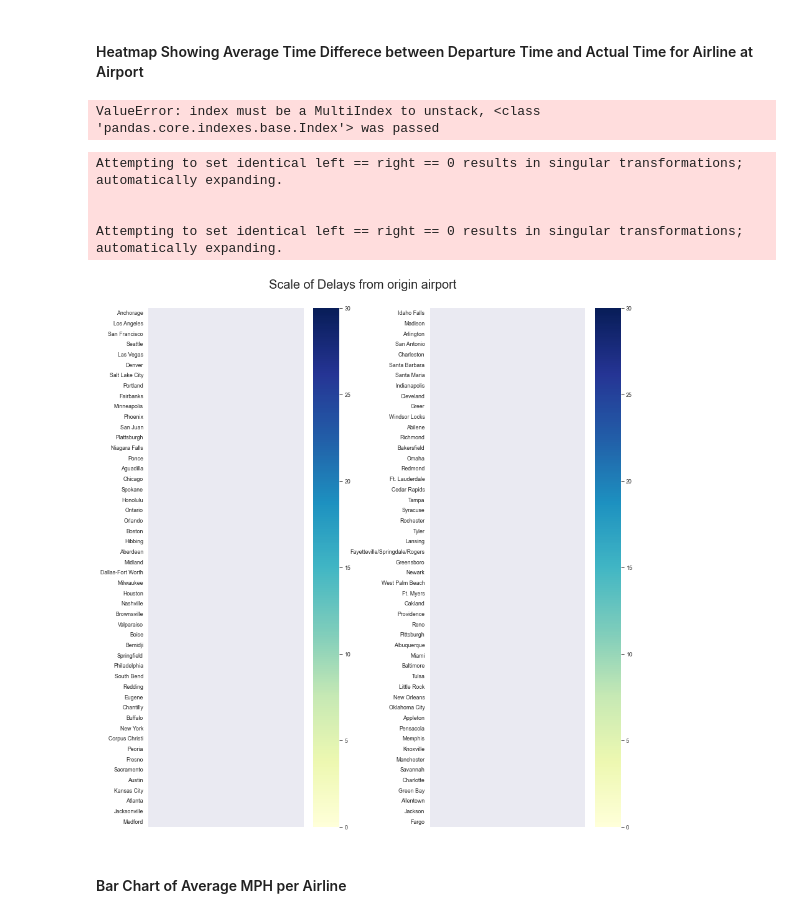
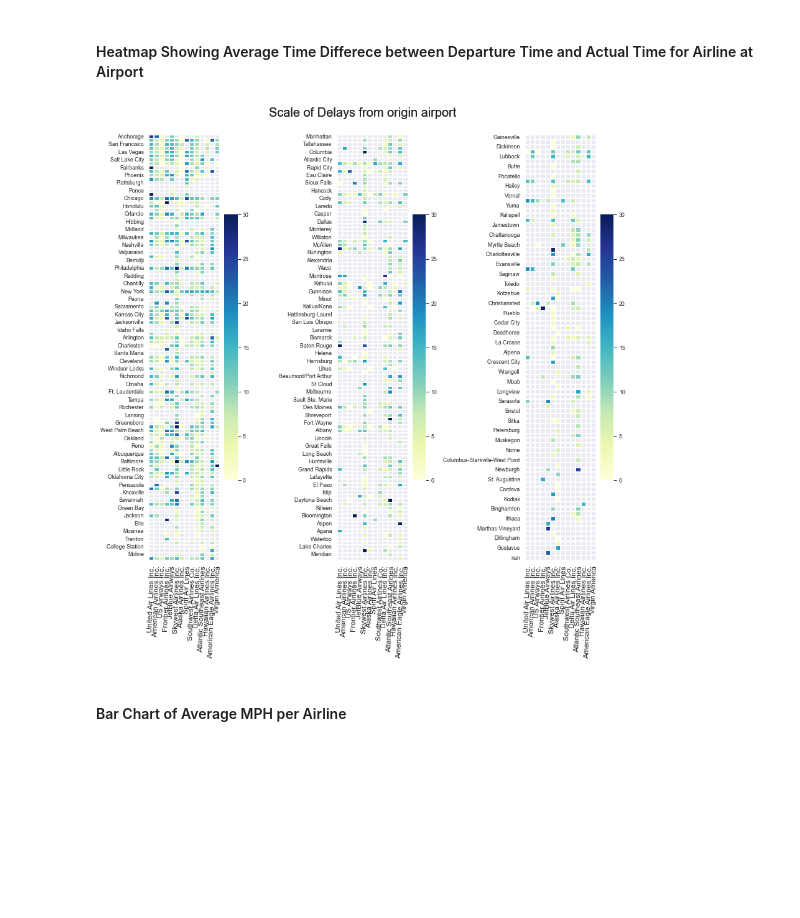
Before and after one commit to ahosk/ML7331-Lab1, a Jupyter notebook: lab1_final.ipynb, the cells around one changed output. Saved outputs shown, nothing was run; the diff lists cells and outputs as text; code cells hidden in the pictures; blank space fills up the shorter version.

```diff
--- a/lab1_final.ipynb
+++ b/lab1_final.ipynb
@@ -555,38 +563,42 @@ def get_stats(group):
             'count': group.count(), 'mean': group.mean()}
 
 for carrier in abbr_companies.keys():
-    fg1 = df[df['airline_name'] == carrier]
-    test = fg1['departure_delay'].groupby(df['airline_name']).apply(get_stats).unstack()
+    fg1 = df[df['airline_cd'] == carrier]
+    test = fg1['departure_delay'].groupby(df['city_origin']).apply(get_stats).unstack()
     airport_mean_delays[carrier] = test.loc[:, 'mean']
-# %% [output]
-ValueError: index must be a MultiIndex to unstack, <class 'pandas.core.indexes.base.Index'> was passed
-# %%
-sns.set(context="paper")
-delayscale = plt.figure(1, figsize=(12,12))
-
-ax = delayscale.add_subplot(1,2,1)
-subset = airport_mean_delays.iloc[:50,:].rename(columns = abbr_companies)
-subset = subset.rename(index = identify_airport)
-mask = subset.isnull()
-sns.heatmap(subset, linewidths=0.05, cmap="YlGnBu", mask=mask, vmin = 0, vmax = 30)
-plt.setp(ax.get_xticklabels(), fontsize=12, rotation = 88) ;
-ax.yaxis.label.set_visible(False)
-
-ax = delayscale.add_subplot(1,2,2)
-subset = airport_mean_delays.iloc[50:100,:].rename(columns = abbr_companies)
-subset = subset.rename(index = identify_airport)
-delayscale.text(0.5, 1.02, "Scale of Delays from origin airport", ha='center', fontsize = 20)
-mask = subset.isnull()
-sns.heatmap(subset, linewidths=0.05, cmap="YlGnBu", mask=mask, vmin = 0, vmax = 30)
-plt.setp(ax.get_xticklabels(), fontsize=12, rotation = 88) ;
-ax.yaxis.label.set_visible(False)
-plt.tight_layout()
-# %% [output]
-Attempting to set identical left == right == 0 results in singular transformations; automatically expanding.
-
-
-Attempting to set identical left == right == 0 results in singular transformations; automatically expanding.
-[figure, removed]
+# %%
+sns.set(context="paper")
+delayscale = plt.figure(1, figsize=(12,12))
+
+ax = delayscale.add_subplot(1,3,1)
+subset = airport_mean_delays.iloc[:110,:].rename(columns = abbr_companies)
+subset = subset.rename(index = identify_airport)
+mask = subset.isnull()
+sns.heatmap(subset, linewidths=0.05, cmap="YlGnBu", mask=mask, vmin = 0, vmax = 30)
+plt.setp(ax.get_xticklabels(), fontsize=12, rotation = 88) ;
+ax.yaxis.label.set_visible(False)
+
+ax = delayscale.add_subplot(1,3,2)
+subset = airport_mean_delays.iloc[111:221,:].rename(columns = abbr_companies)
+subset = subset.rename(index = identify_airport)
+delayscale.text(0.5, 1.02, "Scale of Delays from origin airport", ha='center', fontsize = 20)
+mask = subset.isnull()
+sns.heatmap(subset, linewidths=0.05, cmap="YlGnBu", mask=mask, vmin = 0, vmax = 30)
+plt.setp(ax.get_xticklabels(), fontsize=12, rotation = 88) ;
+ax.yaxis.label.set_visible(False)
+plt.tight_layout()
+
+ax = delayscale.add_subplot(1,3,3)
+subset = airport_mean_delays.iloc[222:331,:].rename(columns = abbr_companies)
+subset = subset.rename(index = identify_airport)
+delayscale.text(0.5, 1.02, "Scale of Delays from origin airport", ha='center', fontsize = 20)
+mask = subset.isnull()
+sns.heatmap(subset, linewidths=0.05, cmap="YlGnBu", mask=mask, vmin = 0, vmax = 30)
+plt.setp(ax.get_xticklabels(), fontsize=12, rotation = 88) ;
+ax.yaxis.label.set_visible(False)
+plt.tight_layout()
+# %% [output]
+[figure, added]
 # %% [markdown]
 #### Bar Chart of Average MPH per Airline
 # %% [markdown]
```
Also changed, not shown: parts of 3 cells of this notebook.
